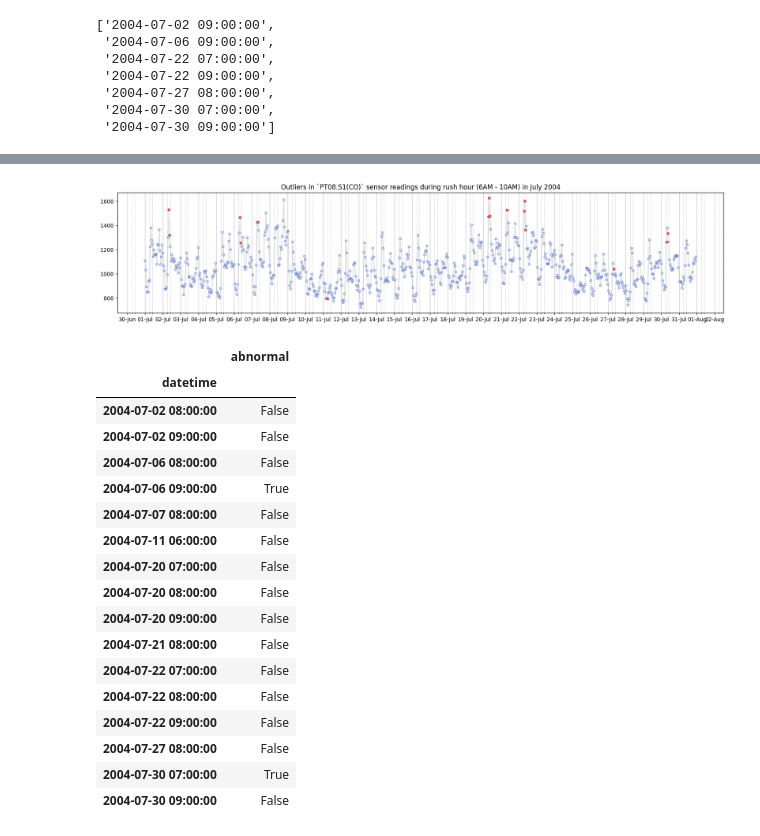
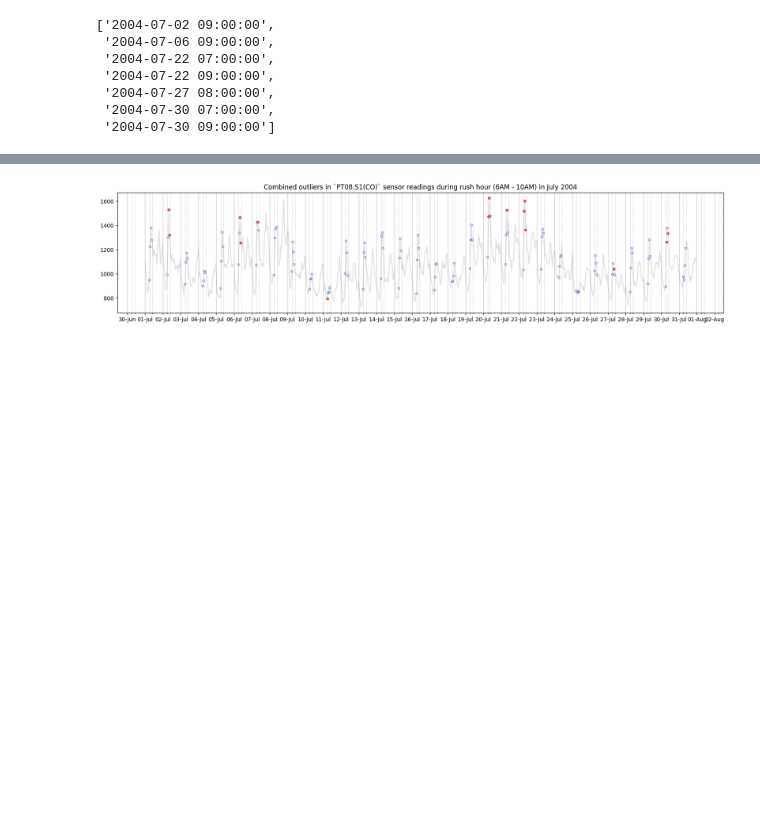
Before and after one commit to matthew-balogh/ost-sm-air-quality, a Jupyter notebook: dataset/manual_labeling_abnormalities.ipynb, the cells around one changed output, grey strips where cells are left out. Drawn from its saved outputs; the diff is of its cells as text; code cells hidden in the pictures; blank space fills up the shorter version.

```diff
--- a/dataset/manual_labeling_abnormalities.ipynb
+++ b/dataset/manual_labeling_abnormalities.ipynb
@@ -233,48 +226,24 @@ array(['2004-07-02 08:00:00', '2004-07-02 09:00:00',
 # %%
 fig, ax = plt.subplots(1, 1, figsize=(20, 4))
 
 byhour = [6, 10]
 ax.xaxis.set_major_locator(mdates.DayLocator())
 ax.xaxis.set_major_formatter(mdates.DateFormatter('%d-%b'))
 ax.xaxis.set_minor_locator(mdates.HourLocator(byhour=byhour))
 ax.grid(which='major', linestyle='-', alpha=0.75, axis="x")
 ax.grid(which='minor', linestyle='--', alpha=0.5, axis="x")
 
 # focus
-ax.scatter(focus.index, focus.values, s=15, color="none", edgecolor="royalblue", alpha=.75)
+ax.scatter(focus[in_rush_indices].index, focus[in_rush_indices].values, s=15, color="none", edgecolor="royalblue", alpha=.75)
 ax.plot(focus.index, focus.values, color="grey", alpha=.25)
 
 # spot outliers
 X = focus[abnormal_indices].values
 X_index = focus.loc[abnormal_indices].index
 
-lof = LocalOutlierFactor(n_neighbors=20, contamination=.075)
-lof_labels = lof.fit_predict(X.reshape(-1, 1))
-
 ax.scatter(X_index, X, s=15, color="coral", edgecolor="red", alpha=.9)
 
-plt.title("Outliers in `PT08.S1(CO)` sensor readings during rush hour (6AM - 10AM) in July 2004")
+plt.title("Combined outliers in `PT08.S1(CO)` sensor readings during rush hour (6AM - 10AM) in July 2004")
 plt.show()
-
-y2 = pd.DataFrame({'abnormal': lof_labels == -1}, index=X_index)
-y2
 # %% [output]
-[figure, old version]
+[figure, new version]
-|  | abnormal |
-| datetime |  |
-| 2004-07-02 08:00:00 | False |
-| 2004-07-02 09:00:00 | False |
-| 2004-07-06 08:00:00 | False |
-| 2004-07-06 09:00:00 | True |
-| 2004-07-07 08:00:00 | False |
-| 2004-07-11 06:00:00 | False |
-| 2004-07-20 07:00:00 | False |
-| 2004-07-20 08:00:00 | False |
-| 2004-07-20 09:00:00 | False |
-| 2004-07-21 08:00:00 | False |
-| 2004-07-22 07:00:00 | False |
-| 2004-07-22 08:00:00 | False |
-| 2004-07-22 09:00:00 | False |
-| 2004-07-27 08:00:00 | False |
-| 2004-07-30 07:00:00 | True |
-| 2004-07-30 09:00:00 | False |
```
Also changed, not shown: parts of 1 cell of this notebook.
